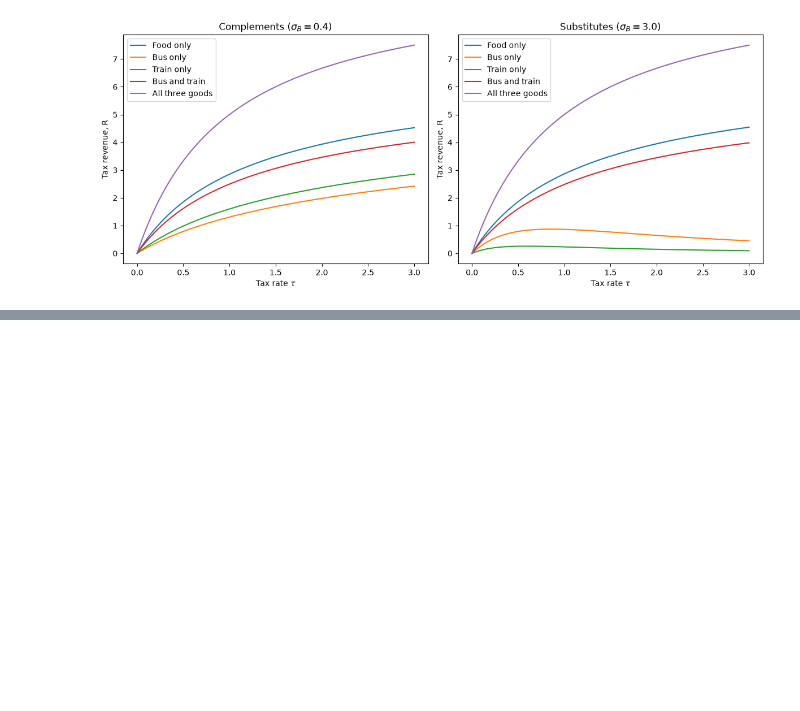
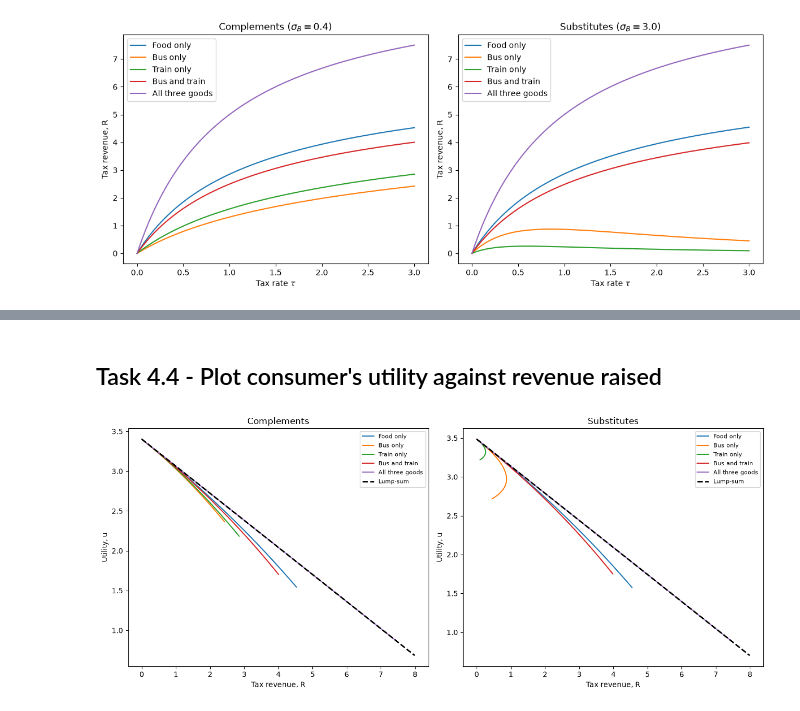
Before and after one commit to Ozzy69-prog/Ozzy-ProgEcon, a Jupyter notebook: ModelProject/ModelProject.ipynb, the cells around one changed output, grey strips where cells are left out. Saved outputs shown, nothing was run; the diff lists cells and outputs as text; code cells hidden in the pictures; blank space fills up the shorter version.

```diff
--- a/ModelProject/ModelProject.ipynb
+++ b/ModelProject/ModelProject.ipynb
@@ -47,0 +103,29 @@ plt.show()
+# %% [markdown]
+## Task 4.4 - Plot consumer's utility against revenue raised
+# %%
+tau_vec = np.linspace(0,3,150)
+T_vec = np.linspace(0,7.99,150)   # T can't reach I_pre=10 exactly, or income hits zero
+
+fig,axes = plt.subplots(1,2,figsize=(13,5.5))
+
+for ax,(calib_name,model) in zip(axes,models.items()):
+    for label,goods in instruments.items():
+        R_vec = np.empty(tau_vec.size); u_vec = np.empty(tau_vec.size)
+        for i,t in enumerate(tau_vec):
+            R_vec[i],u_vec[i] = model.revenue_and_utility(t,goods=goods)
+        ax.plot(R_vec,u_vec,label=label)
+
+    R_T = np.empty(T_vec.size); u_T = np.empty(T_vec.size)
+    for i,T in enumerate(T_vec):
+        R_T[i],u_T[i] = model.revenue_and_utility_lump_sum(T)
+    ax.plot(R_T,u_T,'k--',linewidth=2,label='Lump-sum')
+
+    ax.set_title(calib_name)
+    ax.set_xlabel('Tax revenue, R')
+    ax.set_ylabel('Utility, u')
+    ax.legend(fontsize=8)
+
+fig.tight_layout()
+plt.show()
+# %% [output]
+[figure, added]
```
Also changed, not shown: parts of 9 cells of this notebook, 2 other files.
